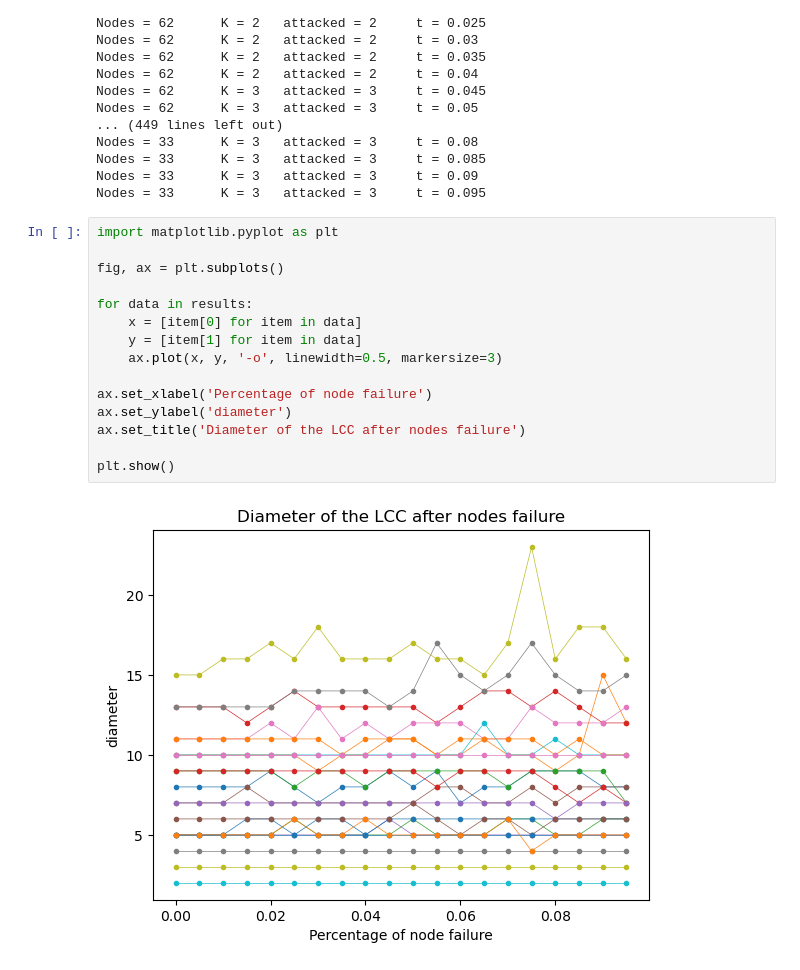
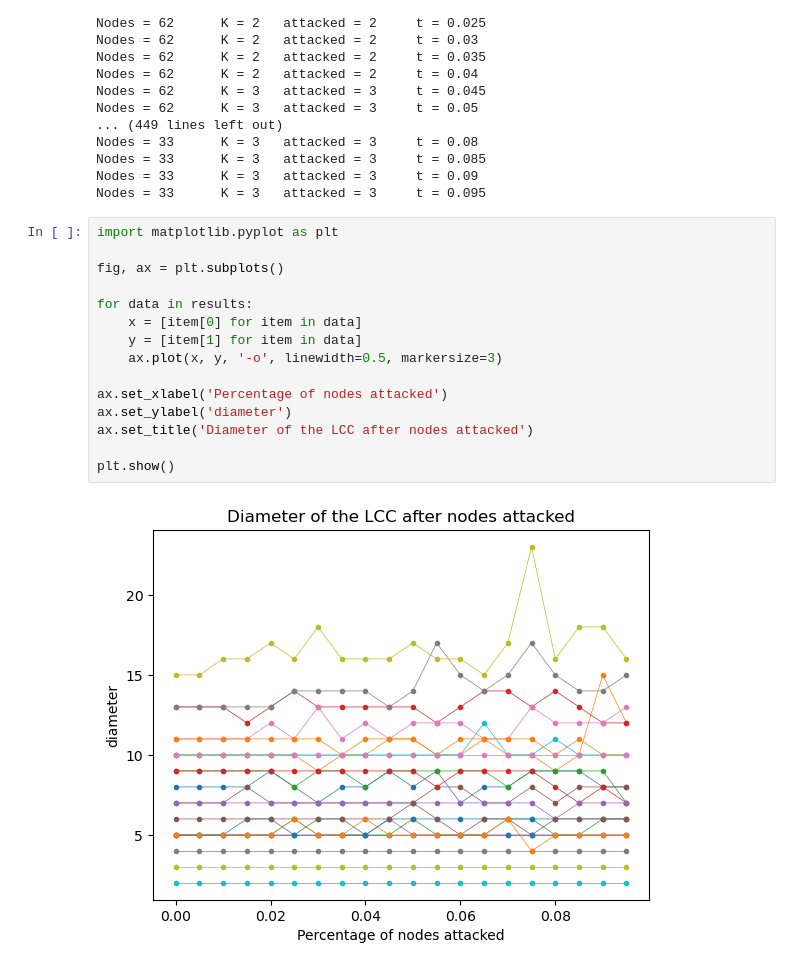
Before and after one commit to almusawiaf/Attack-and-Survive-in-Complex-Network, a Jupyter notebook: Programming/VandS.ipynb, the cells around one changed output. Drawn from its saved outputs; the diff is of its cells as text.

```diff
--- a/Programming/VandS.ipynb
+++ b/Programming/VandS.ipynb
@@ -148,17 +148,17 @@ Nodes = 33      K = 3   attacked = 3     t = 0.095
 # %%
 import matplotlib.pyplot as plt
 
 fig, ax = plt.subplots()
 
 for data in results:
     x = [item[0] for item in data]
     y = [item[1] for item in data]
     ax.plot(x, y, '-o', linewidth=0.5, markersize=3)
 
-ax.set_xlabel('Percentage of node failure')
+ax.set_xlabel('Percentage of nodes attacked')
 ax.set_ylabel('diameter')
-ax.set_title('Diameter of the LCC after nodes failure')
+ax.set_title('Diameter of the LCC after nodes attacked')
 
 plt.show()
 # %% [output]
-[figure, old version]
+[figure, new version]
```
Also changed, not shown: 1 other file.
